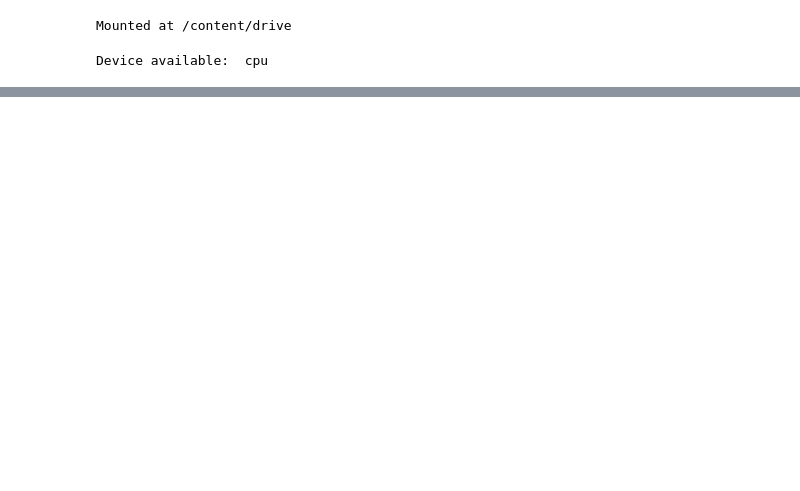
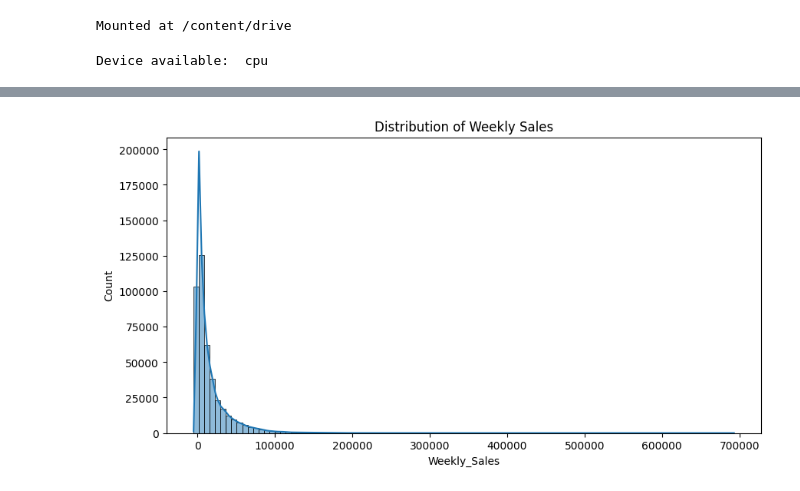
Before and after one commit to gkuch22/ml-final, a Jupyter notebook: final_model_experiment_xgboost.ipynb, the cells around one changed output, grey strips where cells are left out. Saved outputs shown, nothing was run; the diff lists cells and outputs as text; code cells hidden in the pictures; blank space fills up the shorter version.

```diff
--- a/final_model_experiment_xgboost.ipynb
+++ b/final_model_experiment_xgboost.ipynb
@@ -81,0 +79,8 @@ features
+# %%
+features_df = features_df.drop(columns=["IsHoliday"])
+# %%
+train_df['Date'] = pd.to_datetime(train_df['Date'])
+features_df['Date'] = pd.to_datetime(features_df['Date'])
+# %%
+merged_df = pd.merge(train_df, features_df, on=['Store', 'Date'], how='left')
+merged_df = pd.merge(merged_df, stores_df, on='Store', how='left')
@@ -81,0 +91,2 @@ features
+# %%
+merged_df = merged_df.sort_values(by=['Store', 'Dept', 'Date']).reset_index(drop=True)
@@ -81,0 +151,7 @@ features
+# %%
+plt.figure(figsize=(10, 5))
+sns.histplot(merged_df['Weekly_Sales'], bins=100, kde=True)
+plt.title("Distribution of Weekly Sales")
+plt.show()
+# %% [output]
+[figure, added]
```
Also changed, not shown: parts of 17 cells of this notebook.
